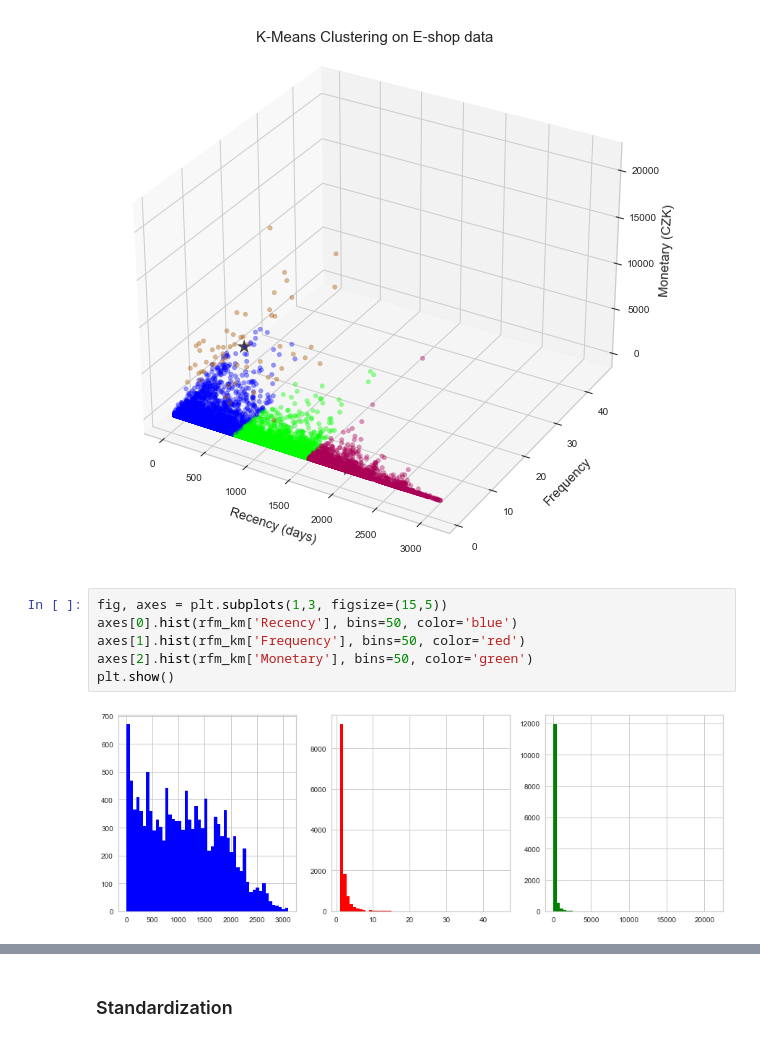
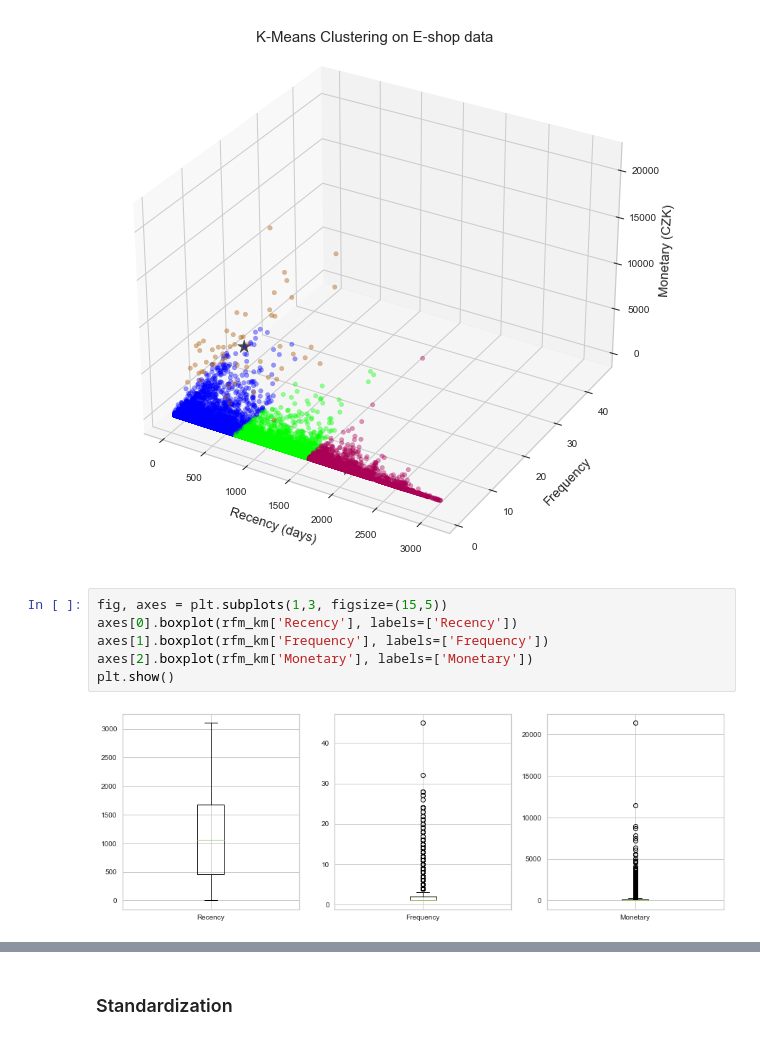
Before and after one commit to chododom/BI-VZD, a Jupyter notebook: 03/homework_03_B201.ipynb, the cells around one changed output, grey strips where cells are left out. Cells and saved outputs as stored; diff of their text form.

```diff
--- a/03/homework_03_B201.ipynb
+++ b/03/homework_03_B201.ipynb
@@ -239,9 +238,9 @@ plt.show()
 [figure]
 # %%
 fig, axes = plt.subplots(1,3, figsize=(15,5))
-axes[0].hist(rfm_km['Recency'], bins=50, color='blue')
-axes[1].hist(rfm_km['Frequency'], bins=50, color='red')
-axes[2].hist(rfm_km['Monetary'], bins=50, color='green')
+axes[0].boxplot(rfm_km['Recency'], labels=['Recency'])
+axes[1].boxplot(rfm_km['Frequency'], labels=['Frequency'])
+axes[2].boxplot(rfm_km['Monetary'], labels=['Monetary'])
 plt.show()
 # %% [output]
-[figure, old version]
+[figure, new version]
```
Also changed, not shown: parts of 53 cells of this notebook.
